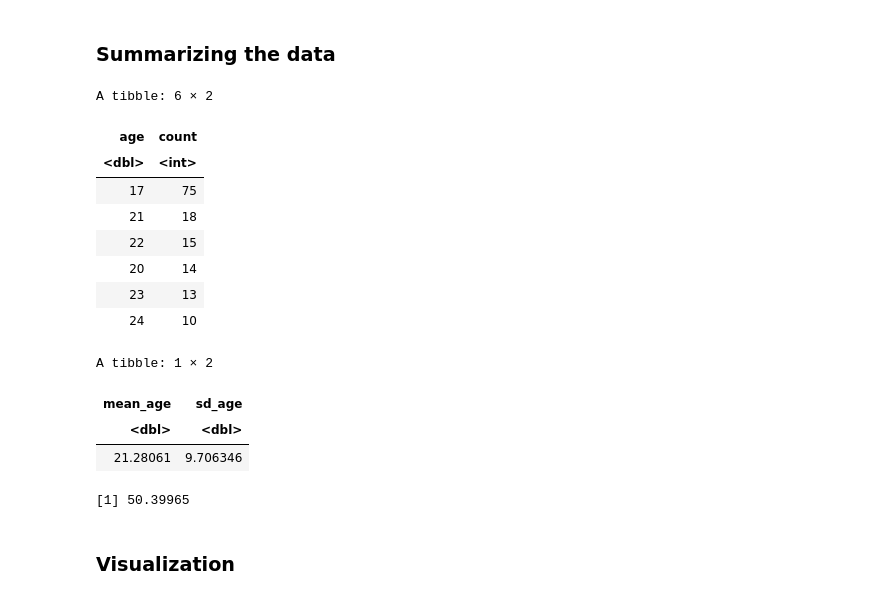
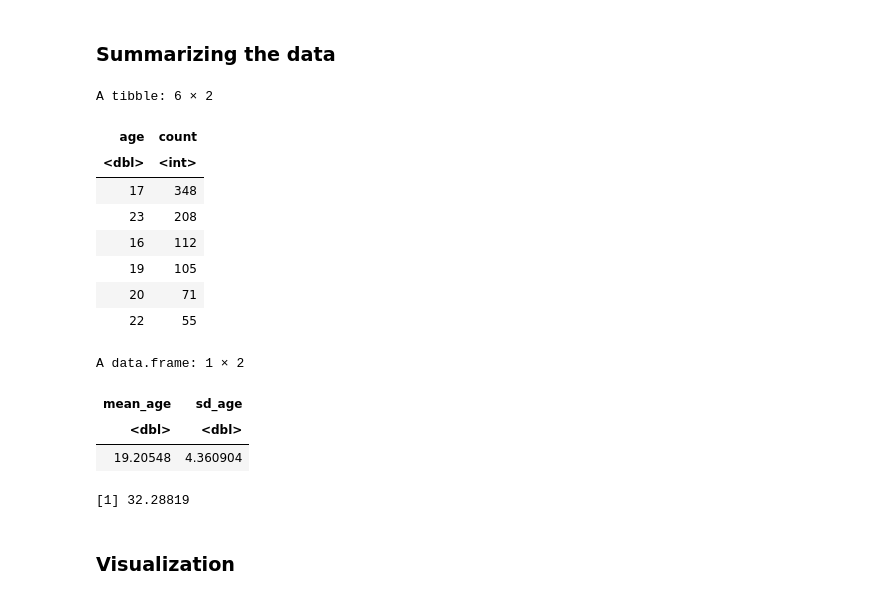
Before and after one commit to realchh/DSCI100-Group-009-22, a Jupyter notebook: Project Final Report.ipynb, the cells around one changed output. Drawn from its saved outputs; the diff is of its cells as text; code cells hidden in the pictures.

```diff
--- a/Project Final Report.ipynb
+++ b/Project Final Report.ipynb
@@ -242,42 +254,42 @@ A data.frame: 6 × 8
 ### Summarizing the data
 # %%
 #Finding the most common ages
-mode_age_count <- players|>
+mode_age_count <- data_training|>
             group_by(age)|>
             summarize(count = n())|>
             arrange(-count)
 head(mode_age_count)
 
 #Finding the average age
-mean_age <- players |>
+mean_age <- data_training |>
     summarize(mean_age = mean(age), sd_age = sd(age))
 mean_age
 
 #Finding the outlier ages so it can be removed during further analysis
 mean_age_val <- mean_age |>
     select(mean_age) |>
     pull()
 sd_age_val <- mean_age |>
     select(sd_age) |>
     pull()
 
 outlier_age <- mean_age_val + 3 * sd_age_val
 outlier_age
 # %% [output]
 A tibble: 6 × 2
 | age | count |
 | <dbl> | <int> |
-| 17 | 75 |
-| 21 | 18 |
-| 22 | 15 |
-| 20 | 14 |
-| 23 | 13 |
-| 24 | 10 |
+| 17 | 348 |
+| 23 | 208 |
+| 16 | 112 |
+| 19 | 105 |
+| 20 | 71 |
+| 22 | 55 |
-A tibble: 1 × 2
+A data.frame: 1 × 2
 | mean_age | sd_age |
 | <dbl> | <dbl> |
-| 21.28061 | 9.706346 |
+| 19.20548 | 4.360904 |
-[1] 50.39965
+[1] 32.28819
 # %% [markdown]
 ### Visualization
 # %%
```
Also changed, not shown: parts of 9 cells of this notebook.
